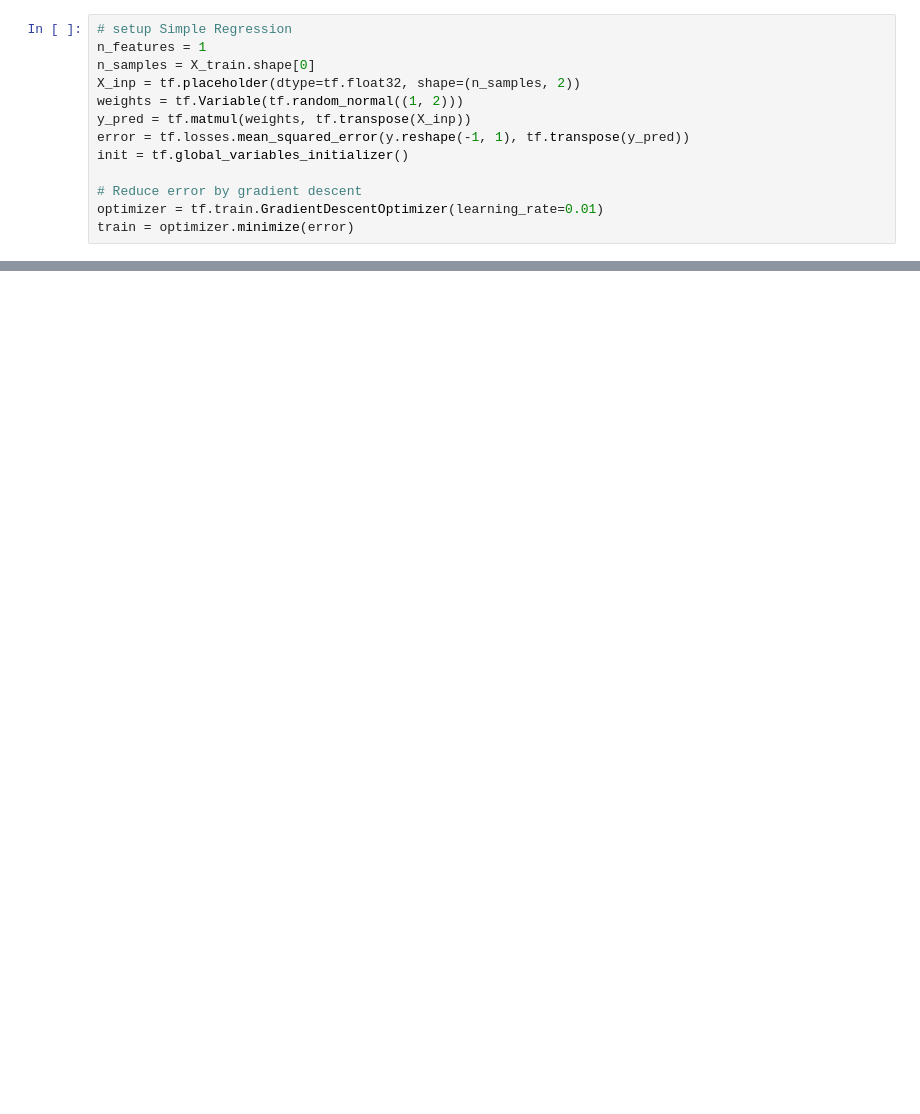
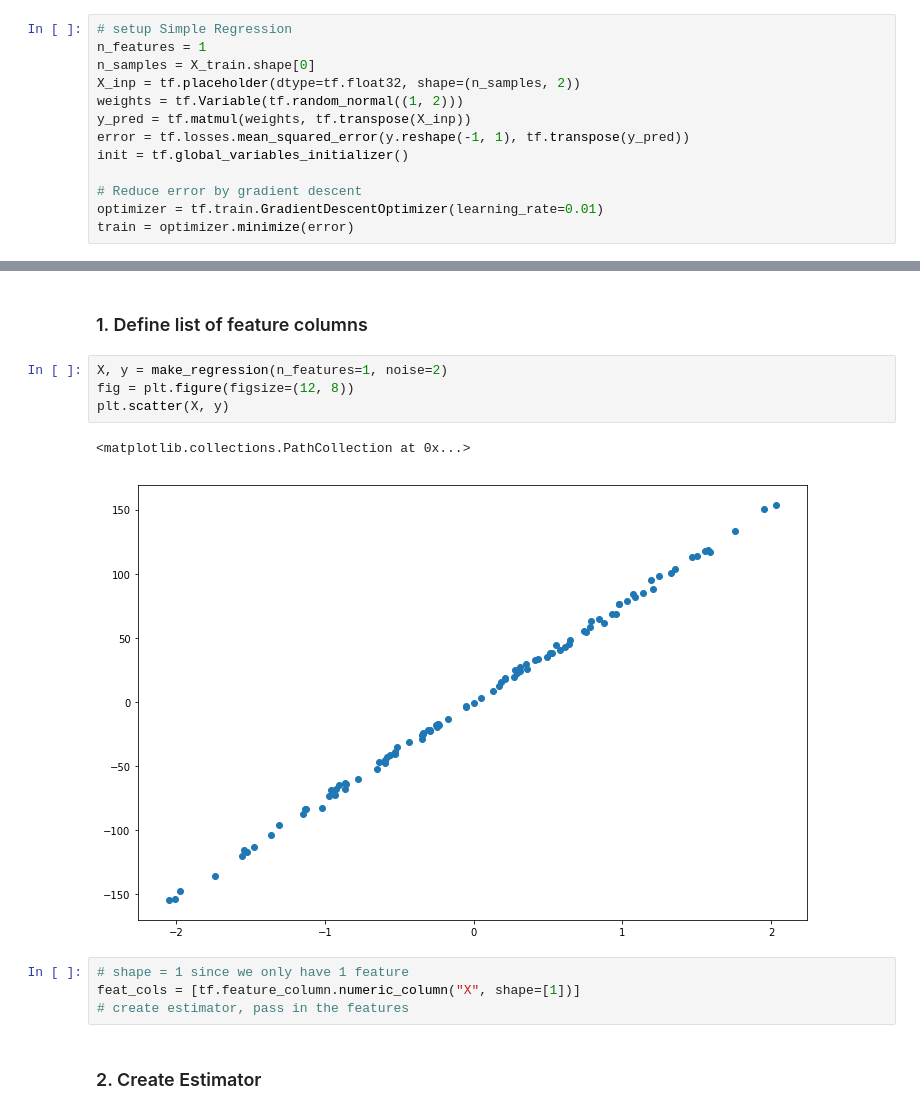
Before and after one commit to maykulkarni/tensorflow_tutorials, a Jupyter notebook: Simple Regression.ipynb, the cells around one changed output, grey strips where cells are left out. Saved outputs shown, nothing was run; the diff lists cells and outputs as text; blank space fills up the shorter version.

Commit message:
Todo: Fix estimator API

```diff
--- a/Simple Regression.ipynb
+++ b/Simple Regression.ipynb
@@ -45,0 +73,15 @@ Text(0.5,1,'Simple Linear Regression using TensorFlow')
+# %% [markdown]
+### 1. Define list of feature columns
+# %%
+X, y = make_regression(n_features=1, noise=2)
+fig = plt.figure(figsize=(12, 8))
+plt.scatter(X, y)
+# %% [output]
+<matplotlib.collections.PathCollection at 0x...>
+[figure, added]
+# %%
+# shape = 1 since we only have 1 feature
+feat_cols = [tf.feature_column.numeric_column("X", shape=[1])]
+# create estimator, pass in the features
+# %% [markdown]
+### 2. Create Estimator
```
Also changed, not shown: parts of 19 cells of this notebook.
